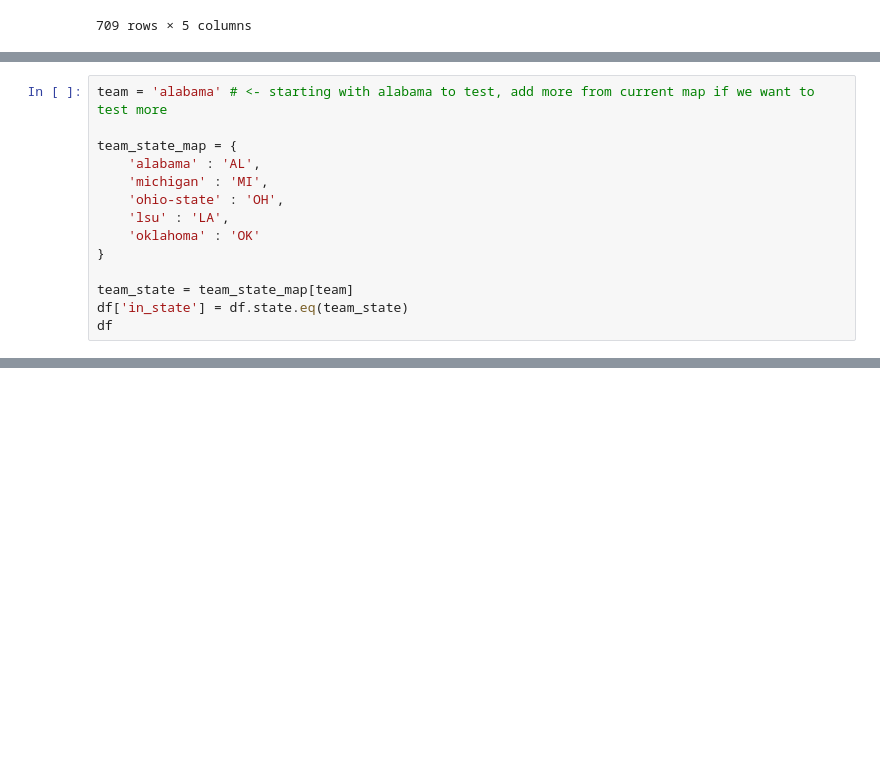
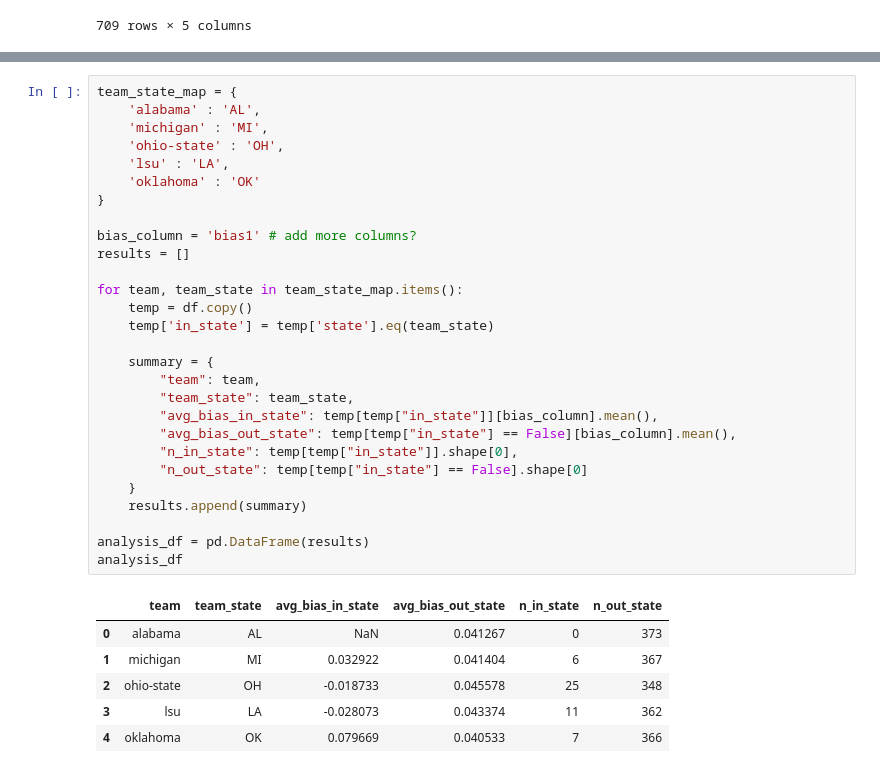
Before and after one commit to lyonstran/IML-FALL2025---Voter-Bias, a Jupyter notebook: scripts/workspace.ipynb, the cells around one changed output, grey strips where cells are left out. Saved outputs shown, nothing was run; the diff lists cells and outputs as text; blank space fills up the shorter version.

```diff
--- a/scripts/workspace.ipynb
+++ b/scripts/workspace.ipynb
@@ -45,14 +45,0 @@ df
-# %%
-team = 'alabama' # <- starting with alabama to test, add more from current map if we want to test more
-
-team_state_map = {
-    'alabama' : 'AL',
-    'michigan' : 'MI',
-    'ohio-state' : 'OH',
-    'lsu' : 'LA',
-    'oklahoma' : 'OK'
-}
-
-team_state = team_state_map[team]
-df['in_state'] = df.state.eq(team_state)
-df
@@ -72,0 +46,35 @@ df
+# %%
+team_state_map = {
+    'alabama' : 'AL',
+    'michigan' : 'MI',
+    'ohio-state' : 'OH',
+    'lsu' : 'LA',
+    'oklahoma' : 'OK'
+}
+
+bias_column = 'bias1' # add more columns?
+results = []
+
+for team, team_state in team_state_map.items():
+    temp = df.copy()
+    temp['in_state'] = temp['state'].eq(team_state)
+
+    summary = {
+        "team": team,
+        "team_state": team_state,
+        "avg_bias_in_state": temp[temp["in_state"]][bias_column].mean(),
+        "avg_bias_out_state": temp[temp["in_state"] == False][bias_column].mean(),
+        "n_in_state": temp[temp["in_state"]].shape[0],
+        "n_out_state": temp[temp["in_state"] == False].shape[0]
+    }
+    results.append(summary)
+
+analysis_df = pd.DataFrame(results)
+analysis_df
+# %% [output]
+|  | team | team_state | avg_bias_in_state | avg_bias_out_state | n_in_state | n_out_state |
+| 0 | alabama | AL | NaN | 0.041267 | 0 | 373 |
+| 1 | michigan | MI | 0.032922 | 0.041404 | 6 | 367 |
+| 2 | ohio-state | OH | -0.018733 | 0.045578 | 25 | 348 |
+| 3 | lsu | LA | -0.028073 | 0.043374 | 11 | 362 |
+| 4 | oklahoma | OK | 0.079669 | 0.040533 | 7 | 366 |
```
Also changed, not shown: parts of 4 cells of this notebook.
